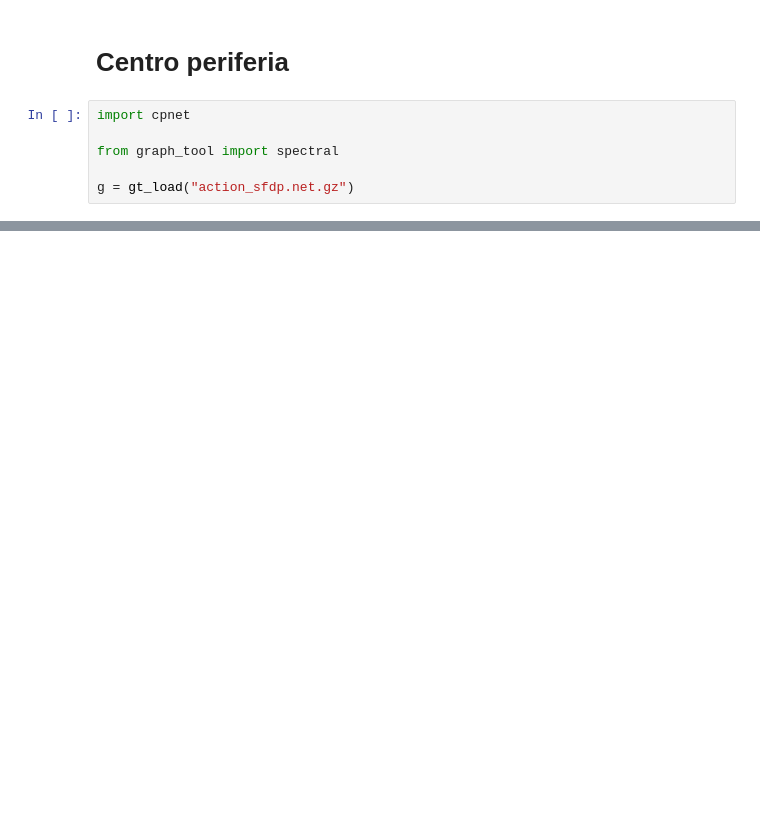
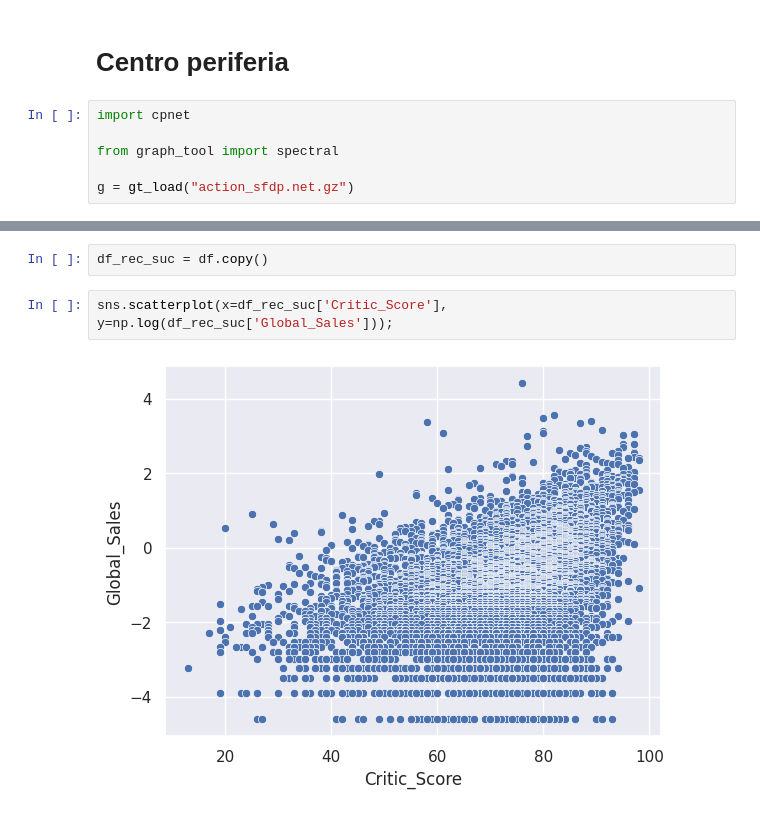
Before and after one commit to bert799/APS1-redsoc, a Jupyter notebook: notebooks/Proj/Fase1/ProjetoF2.ipynb, the cells around one changed output, grey strips where cells are left out. Saved outputs shown, nothing was run; the diff lists cells and outputs as text; blank space fills up the shorter version.

```diff
--- a/notebooks/Proj/Fase1/ProjetoF2.ipynb
+++ b/notebooks/Proj/Fase1/ProjetoF2.ipynb
@@ -312,0 +227,6 @@ r.vertex_set_key('Publisher')
+# %%
+df_rec_suc = df.copy()
+# %%
+sns.scatterplot(x=df_rec_suc['Critic_Score'], y=np.log(df_rec_suc['Global_Sales']));
+# %% [output]
+[figure, added]
```
Also changed, not shown: parts of 71 cells of this notebook, 10 other files.
